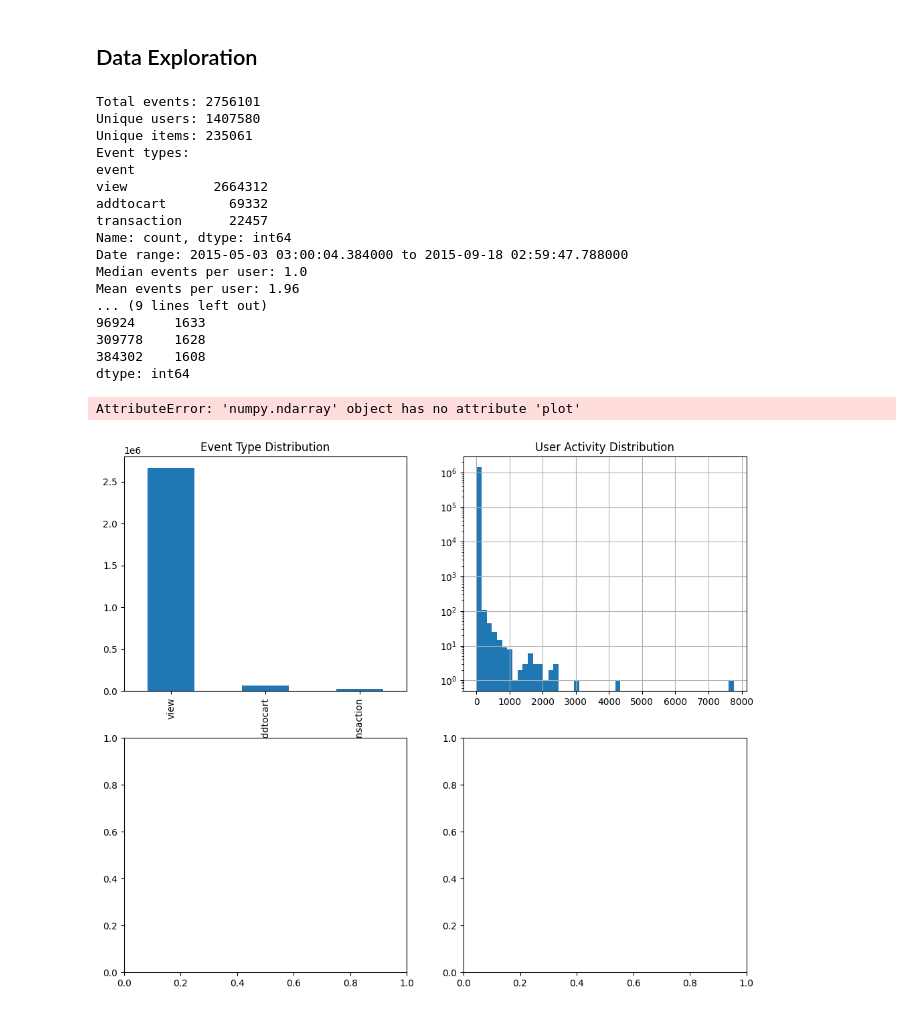
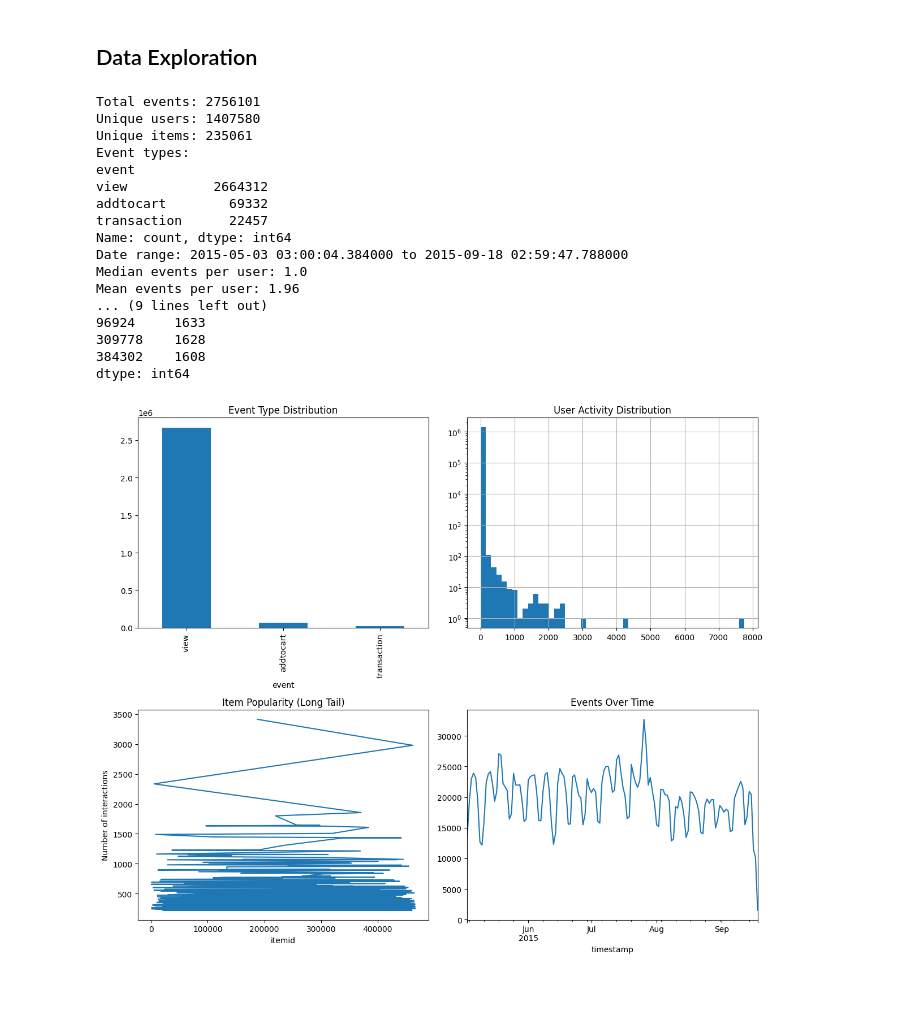
Before and after one commit to RohitR311/ecommerce-rl-recommender, a Jupyter notebook: notebooks/01_data_exploration.ipynb, the cells around one changed output. Cells and saved outputs as stored; diff of their text form; code cells hidden in the pictures.

```diff
--- a/notebooks/01_data_exploration.ipynb
+++ b/notebooks/01_data_exploration.ipynb
@@ -40,33 +40,32 @@ axes[0, 1].set_yscale('log')
 axes[0, 1].set_title('User Activity Distribution')
 
 # Item popularity (long tail)
-item_popularity.values[:1000].plot(ax=axes[1, 0])
+item_popularity[:1000].plot(ax=axes[1, 0])
 axes[1, 0].set_title('Item Popularity (Long Tail)')
 axes[1, 0].set_ylabel('Number of interactions')
 
 # Events over time
 events.set_index('timestamp').resample('D')['event'].count().plot(ax=axes[1, 1])
 axes[1, 1].set_title('Events Over Time')
 
 plt.tight_layout()
 plt.savefig('../data/exploration.png')
 # %% [output]
 Total events: 2756101
 Unique users: 1407580
 Unique items: 235061
 Event types:
 event
 view           2664312
 addtocart        69332
 transaction      22457
 Name: count, dtype: int64
 Date range: 2015-05-03 03:00:04.384000 to 2015-09-18 02:59:47.788000
 Median events per user: 1.0
 Mean events per user: 1.96
 ... (9 lines left out)
 96924     1633
 309778    1628
 384302    1608
 dtype: int64
-AttributeError: 'numpy.ndarray' object has no attribute 'plot'
-[figure, old version]
+[figure, new version]
```
